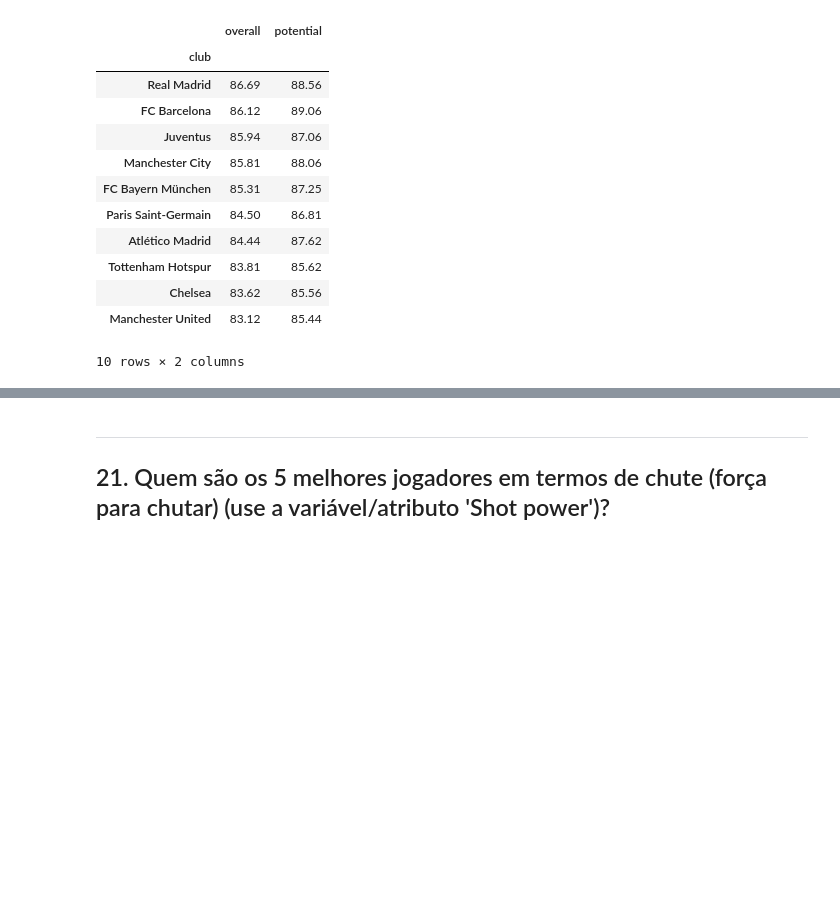
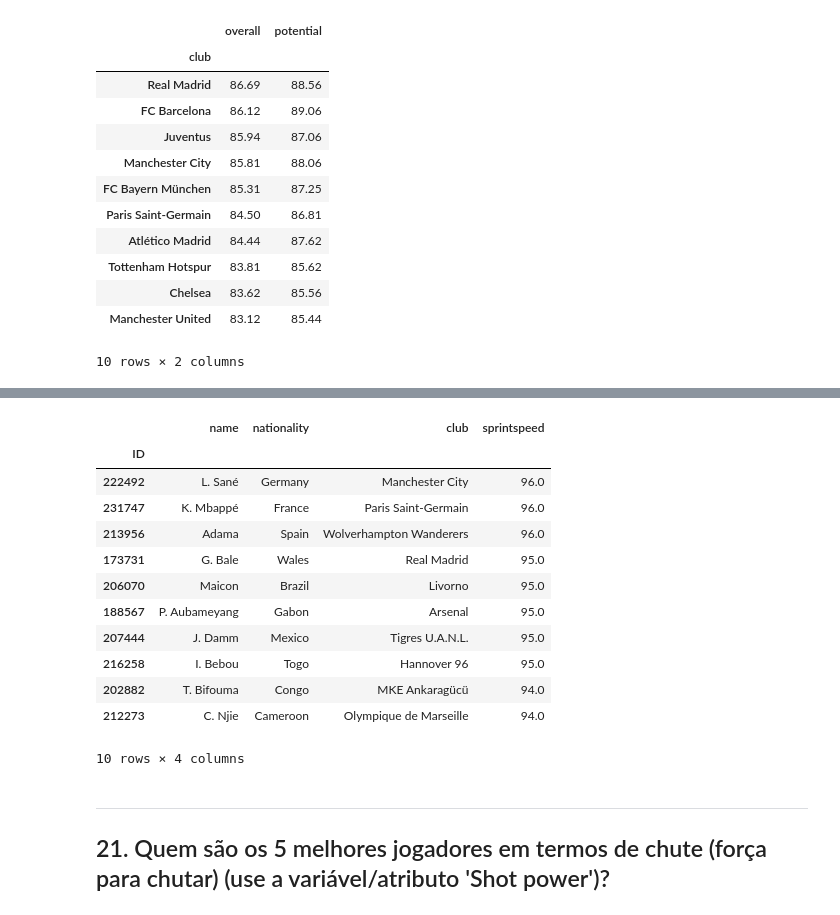
Before and after one commit to Sedinei/DSWP, a Jupyter notebook: NB_trabalhado/FIFA_NB10.ipynb, the cells around one changed output, grey strips where cells are left out. Drawn from its saved outputs; the diff is of its cells as text; code cells hidden in the pictures; blank space fills up the shorter version.

```diff
--- a/NB_trabalhado/FIFA_NB10.ipynb
+++ b/NB_trabalhado/FIFA_NB10.ipynb
@@ -927,3 +943,19 @@ ___
+# %%
+df_fifa[['name', 'nationality', 'club', 'sprintspeed']].sort_values(by='sprintspeed', ascending=False).head(10)
+# %% [output]
+|  | name | nationality | club | sprintspeed |
+| ID |  |  |  |  |
+| 222492 | L. Sané | Germany | Manchester City | 96.0 |
+| 231747 | K. Mbappé | France | Paris Saint-Germain | 96.0 |
+| 213956 | Adama | Spain | Wolverhampton Wanderers | 96.0 |
+| 173731 | G. Bale | Wales | Real Madrid | 95.0 |
+| 206070 | Maicon | Brazil | Livorno | 95.0 |
+| 188567 | P. Aubameyang | Gabon | Arsenal | 95.0 |
+| 207444 | J. Damm | Mexico | Tigres U.A.N.L. | 95.0 |
+| 216258 | I. Bebou | Togo | Hannover 96 | 95.0 |
+| 202882 | T. Bifouma | Congo | MKE Ankaragücü | 94.0 |
+| 212273 | C. Njie | Cameroon | Olympique de Marseille | 94.0 |
+10 rows × 4 columns
 # %% [markdown]
 ___
 ## 21. Quem são os 5 melhores jogadores em termos de chute (força para chutar) (use a variável/atributo 'Shot power')?
```
Also changed, not shown: parts of 14 cells of this notebook.
